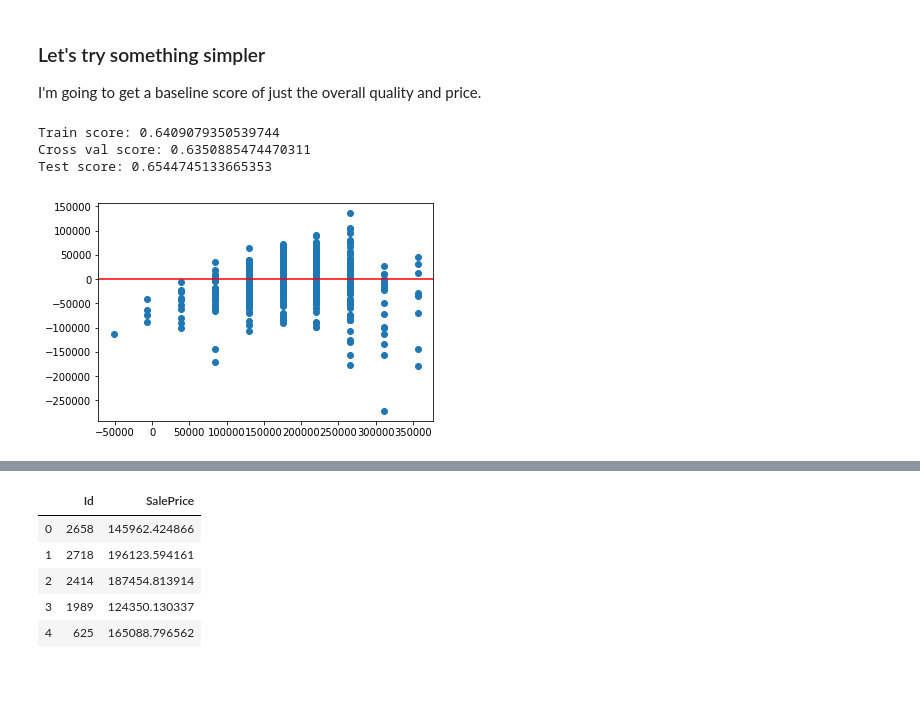
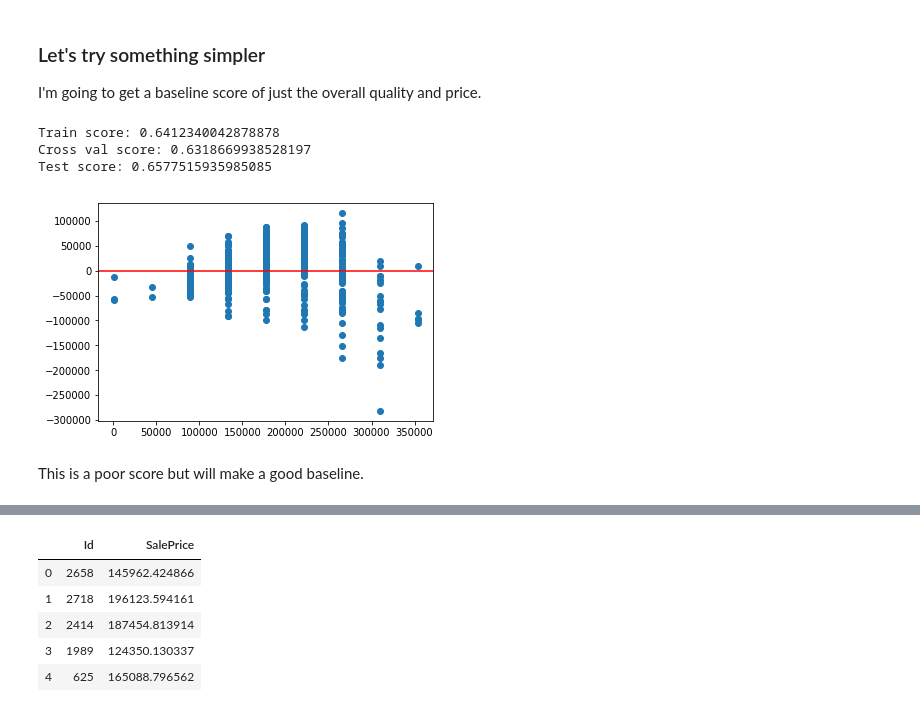
Before and after one commit to jamjahal/home_price_prediction, a Jupyter notebook: Code/02_Preprocessing_and_Feature_Engineering.ipynb, the cells around one changed output, grey strips where cells are left out. Drawn from its saved outputs; the diff is of its cells as text; code cells hidden in the pictures; blank space fills up the shorter version.

```diff
--- a/Code/02_Preprocessing_and_Feature_Engineering.ipynb
+++ b/Code/02_Preprocessing_and_Feature_Engineering.ipynb
@@ -149,0 +154,3 @@ Test score: 0.8383615030541132
+# %%
+train['log_saleprice']=np.log(train['saleprice'])
+sns.distplot(train['log_saleprice']);
@@ -314,16 +256,19 @@ submission_1.to_csv('../Submissions/submission_1.csv',index=False)
 ### Let's try something simpler
 I'm going to get a baseline score of just the overall quality and price.
 # %%
-model_3 = LinearRegression()
+# This establishes a baseline
+model_3 = LinearRegression
 features_3 = ['overall_quality']
 X=train[features_3]
 y=train['saleprice']
 test_model(model_3, train, features_3, y )
 # %% [output]
-Train score: 0.6409079350539744
-Cross val score: 0.6350885474470311
-Test score: 0.6544745133665353
+Train score: 0.6412340042878878
+Cross val score: 0.6318669938528197
+Test score: 0.6577515935985085
-[figure, old version]
+[figure, new version]
+# %% [markdown]
+This is a poor score but will make a good baseline.
 # %%
 pt = PowerTransformer()
 pt.fit(X_train)
```
Also changed, not shown: parts of 56 cells of this notebook, 8 other files.
